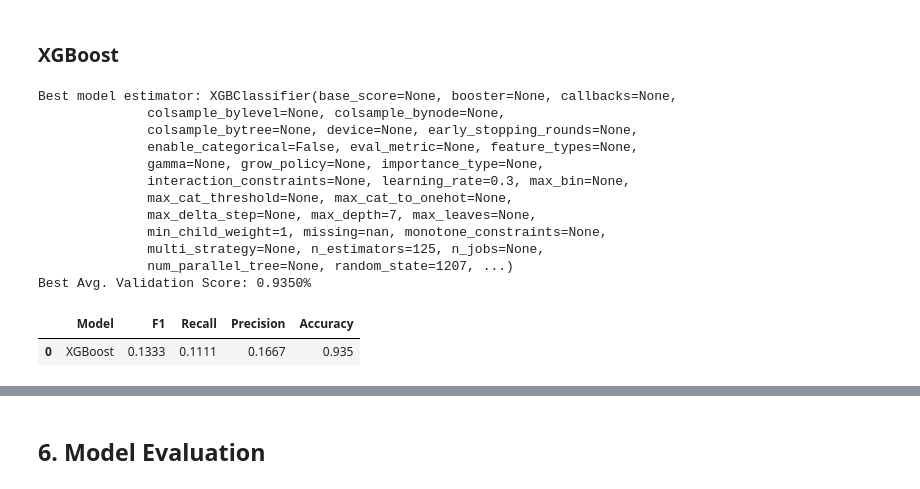
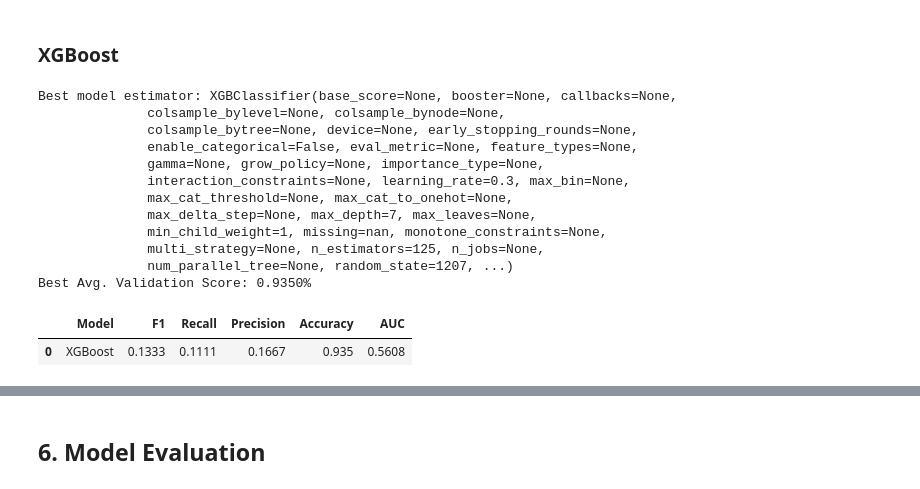
Before and after one commit to louisleung5/fraud-detection, a Jupyter notebook: Fraud_Dectection_script.ipynb, the cells around one changed output, grey strips where cells are left out. Drawn from its saved outputs; the diff is of its cells as text; code cells hidden in the pictures.

```diff
--- a/Fraud_Dectection_script.ipynb
+++ b/Fraud_Dectection_script.ipynb
@@ -542,16 +542,18 @@ Name: count, dtype: int64
 # %% [markdown]
 Let's define a function for model revaluation and storing the result.
 # %%
-def make_results(model_name:str, y_true, y_pred):
+def make_results(model_name:str, y_true, y_pred, y_pred_proba):
     accuracy = accuracy_score(y_true, y_pred)
     recall = recall_score(y_true, y_pred)
     precision = precision_score(y_true, y_pred)
     f1 = f1_score(y_true, y_pred)
+    auc = roc_auc_score(y_true=y_true, y_score=[y_pred_proba[x][1] for x in range(len(y_pred_proba))])
     result = pd.DataFrame({'Model': [model_name],
                         'F1': [round(f1,4)],
                         'Recall': [round(recall,4)],
                         'Precision': [round(precision,4)],
-                        'Accuracy': [round(accuracy,4)]})
+                        'Accuracy': [round(accuracy,4)],
+                        'AUC': [round(auc, 4)]})
     return result
 
 def cv_make_results(model_name: str, model_object):
@@ -671,33 +675,34 @@ result
 # %%
 xgb_params = {'max_depth': [4,5,6,7,8], # Specifies how many levels your base learner trees can have.
              'min_child_weight': [1,2,3,4,5], # Controls threshold below which a node becomes a leaf, based on the combined weight of the samples it contains.  For regression models, this value is functionally equivalent to a number of samples. For the binary classification objective, the weight of a sample in a node is dependent on its probability of response as calculated by that tree. The weight of the sample decreases the more certain the model is (i.e., the closer the probability of response is to 0 or 1).
              'learning_rate': [0.1,0.2,0.3], # Controls how much importance is given to each consecutive base learner in the ensemble’s final prediction. Also known as eta or shrinkage.
              'n_estimators': [75, 100, 125]} # Specifies the number of boosting rounds (i.e., the number of trees your model will build in its ensemble)
 
 xgb = XGBClassifier(objective='binary:logistic', random_state=1207)
 
 scoring = ['accuracy', 'precision', 'recall', 'f1']
 
 xgb_cv = GridSearchCV(xgb, xgb_params, scoring=scoring, cv=5, refit='recall').fit(X_tr_train, y_tr_train)
 
 print(f"Best model estimator: {xgb_cv.best_estimator_}")
 print(f"Best Avg. Validation Score: {xgb_cv.best_score_:.4f}%")
 
 y_tr_pred = xgb_cv.predict(X_tr_test)
-xgb_result = make_results(model_name="XGBoost", y_true = y_tr_test, y_pred = y_tr_pred)
+y_tr_pred_proba = xgb_cv.predict_proba(X_tr_test)
+xgb_result = make_results(model_name="XGBoost", y_true = y_tr_test, y_pred = y_tr_pred, y_pred_proba = y_tr_pred_proba)
 xgb_result
 # %% [output]
 Best model estimator: XGBClassifier(base_score=None, booster=None, callbacks=None,
               colsample_bylevel=None, colsample_bynode=None,
               colsample_bytree=None, device=None, early_stopping_rounds=None,
               enable_categorical=False, eval_metric=None, feature_types=None,
               gamma=None, grow_policy=None, importance_type=None,
               interaction_constraints=None, learning_rate=0.3, max_bin=None,
               max_cat_threshold=None, max_cat_to_onehot=None,
               max_delta_step=None, max_depth=7, max_leaves=None,
               min_child_weight=1, missing=nan, monotone_constraints=None,
               multi_strategy=None, n_estimators=125, n_jobs=None,
               num_parallel_tree=None, random_state=1207, ...)
 Best Avg. Validation Score: 0.9350%
-|  | Model | F1 | Recall | Precision | Accuracy |
-| 0 | XGBoost | 0.1333 | 0.1111 | 0.1667 | 0.935 |
+|  | Model | F1 | Recall | Precision | Accuracy | AUC |
+| 0 | XGBoost | 0.1333 | 0.1111 | 0.1667 | 0.935 | 0.5608 |
```
Also changed, not shown: parts of 8 cells of this notebook.
